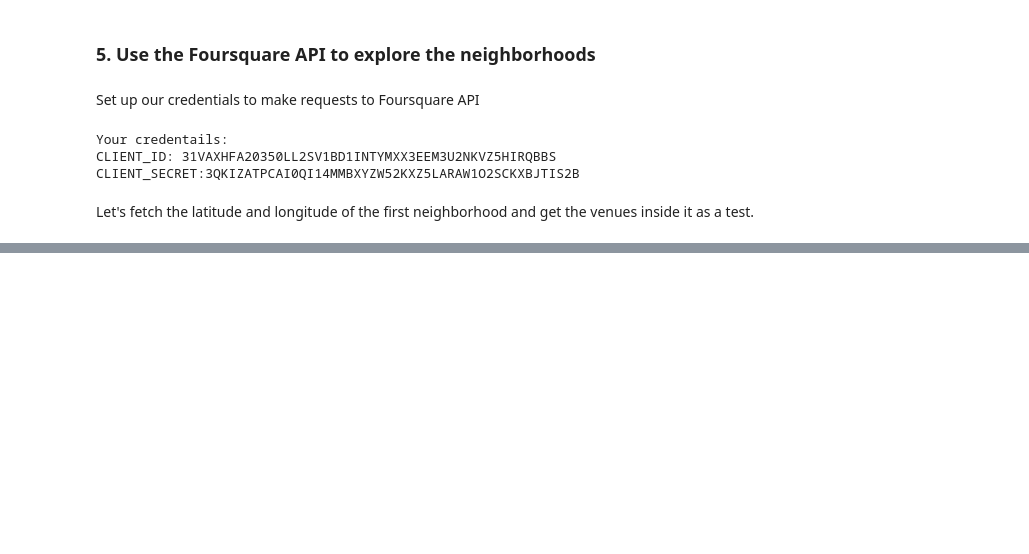
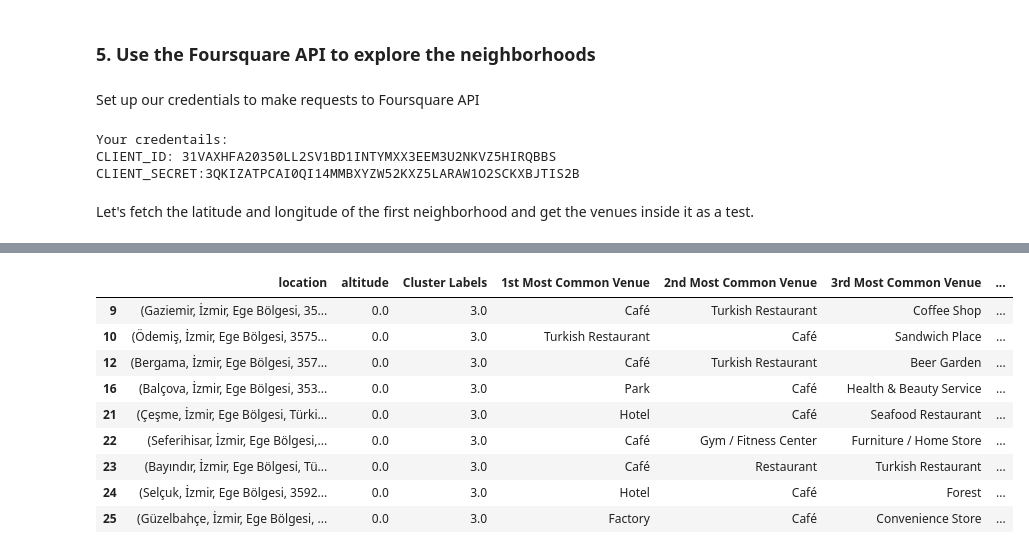
Before and after one commit to aaabduali/Coursera_Capstone, a Jupyter notebook: Workspace in Izmir.ipynb, the cells around one changed output, grey strips where cells are left out. Saved outputs shown, nothing was run; the diff lists cells and outputs as text; code cells hidden in the pictures; blank space fills up the shorter version.

```diff
--- a/Workspace in Izmir.ipynb
+++ b/Workspace in Izmir.ipynb
@@ -308,0 +617,13 @@ izmir_test=neighborhoods_venues_sorted[(neighborhoods_venues_sorted['1st Most Co
+# %%
+izmir_merged.loc[izmir_merged['Cluster Labels'] == 3, izmir_merged.columns[[1] + list(range(5, izmir_merged.shape[1]))]]
+# %% [output]
+|  | location | altitude | Cluster Labels | 1st Most Common Venue | 2nd Most Common Venue | 3rd Most Common Venue | ... |
+| 9 | (Gaziemir, İzmir, Ege Bölgesi, 35... | 0.0 | 3.0 | Café | Turkish Restaurant | Coffee Shop | ... |
+| 10 | (Ödemiş, İzmir, Ege Bölgesi, 3575... | 0.0 | 3.0 | Turkish Restaurant | Café | Sandwich Place | ... |
+| 12 | (Bergama, İzmir, Ege Bölgesi, 357... | 0.0 | 3.0 | Café | Turkish Restaurant | Beer Garden | ... |
+| 16 | (Balçova, İzmir, Ege Bölgesi, 353... | 0.0 | 3.0 | Park | Café | Health & Beauty Service | ... |
+| 21 | (Çeşme, İzmir, Ege Bölgesi, Türki... | 0.0 | 3.0 | Hotel | Café | Seafood Restaurant | ... |
+| 22 | (Seferihisar, İzmir, Ege Bölgesi,... | 0.0 | 3.0 | Café | Gym / Fitness Center | Furniture / Home Store | ... |
+| 23 | (Bayındır, İzmir, Ege Bölgesi, Tü... | 0.0 | 3.0 | Café | Restaurant | Turkish Restaurant | ... |
+| 24 | (Selçuk, İzmir, Ege Bölgesi, 3592... | 0.0 | 3.0 | Hotel | Café | Forest | ... |
+| 25 | (Güzelbahçe, İzmir, Ege Bölgesi, ... | 0.0 | 3.0 | Factory | Café | Convenience Store | ... |
```
Also changed, not shown: parts of 25 cells of this notebook.
